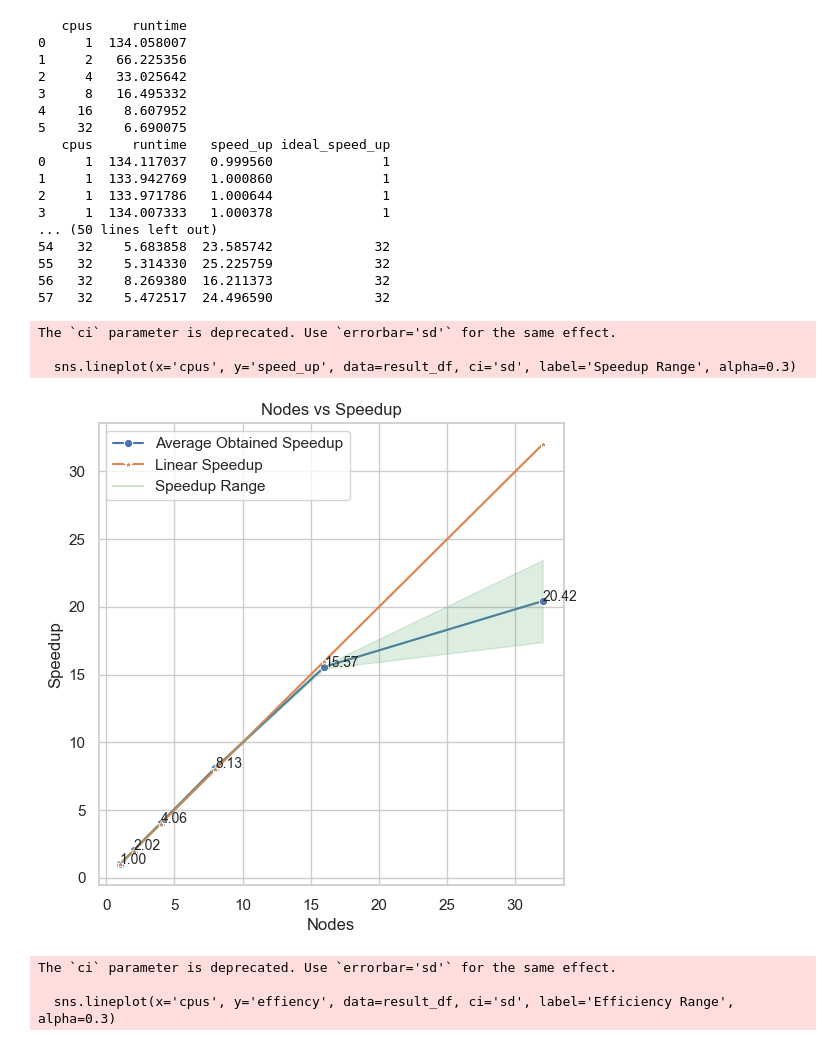
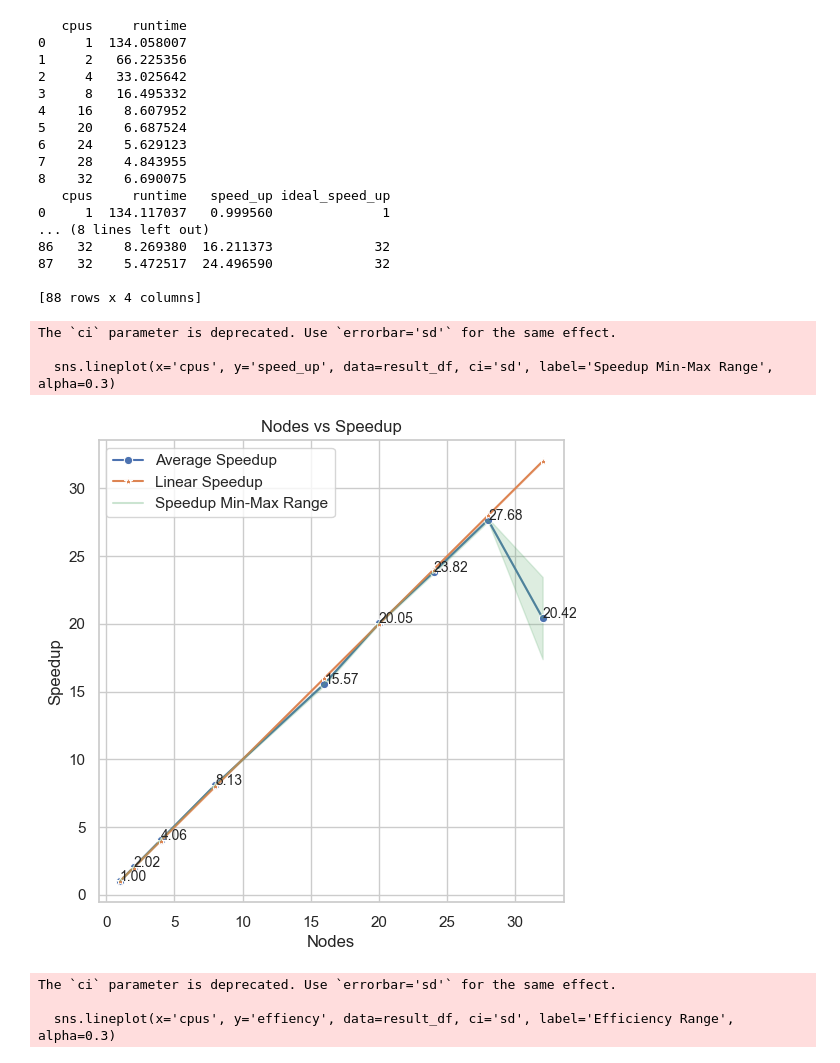
Before and after one commit to dondavan/HPC, a Jupyter notebook: ass3/Parallel_MPI/vis/pi_vis.ipynb, the cells around one changed output. Cells and saved outputs as stored; diff of their text form; code cells hidden in the pictures.

```diff
--- a/ass3/Parallel_MPI/vis/pi_vis.ipynb
+++ b/ass3/Parallel_MPI/vis/pi_vis.ipynb
@@ -28,7 +28,7 @@ import seaborn as sns
 import matplotlib.pyplot as plt
 
 #df = pd.DataFrame()
-_, _, data = extract_values_from_file('../result/thread_1_task_1.out',[1,2,4,8,16,32])
+_, _, data = extract_values_from_file('../result/thread_1_task_1.out',[1,2,4,8,16,20,24,28,32])
 df = pd.DataFrame(data)
 #print(df)
 
@@ -67,7 +70,7 @@ plt.show()
 # %%
 import pandas as pd
 
-_, _, data = extract_values_from_file('../result/thread_1_task_1.out',[1,2,4,8,16,32])
+_, _, data = extract_values_from_file('../result/thread_1_task_1.out',[1,2,4,8,16,20,24,28,32])
 df = pd.DataFrame(data)
 #print(df)
 
@@ -98,48 +101,48 @@ df_min
 sns.set(style="whitegrid")
 
 plt.figure(figsize=(6, 6))
-sns.lineplot(x='cpus', y='speed_up', data=df_all, label='Average Obtained Speedup', marker='o')
+sns.lineplot(x='cpus', y='speed_up', data=df_all, label='Average Speedup', marker='o')
 sns.lineplot(x='cpus', y='ideal_speed_up', data=result_df, label='Linear Speedup', marker='*')
 
 for i in range(len(df_all['runtime'])):
         plt.gca().text(df_all['cpus'][i], df_all['speed_up'][i], str("{:.2f}".format(df_all['speed_up'][i])),fontsize = 10)
 
 # plt.fill_between(df_all['cpus'], df_min['speed_up'], df_max['speed_up'], color='blue', alpha=0.3, label='Time Consumed Min-Max Range')
 # Use lineplot with ci parameter to add confidence interval
-sns.lineplot(x='cpus', y='speed_up', data=result_df, ci='sd', label='Speedup Range', alpha=0.3)
+sns.lineplot(x='cpus', y='speed_up', data=result_df, ci='sd', label='Speedup Min-Max Range', alpha=0.3)
 
 
 
 plt.xlabel('Nodes')
 plt.ylabel('Speedup')
 plt.title('Nodes vs Speedup')
 plt.legend()
 plt.grid(True)
 
 plt.savefig("speedup.svg")
 plt.show()
 # %% [output]
    cpus     runtime
 0     1  134.058007
 1     2   66.225356
 2     4   33.025642
 3     8   16.495332
 4    16    8.607952
-5    32    6.690075
+5    20    6.687524
+6    24    5.629123
+7    28    4.843955
+8    32    6.690075
    cpus     runtime   speed_up ideal_speed_up
 0     1  134.117037   0.999560              1
-1     1  133.942769   1.000860              1
-2     1  133.971786   1.000644              1
-3     1  134.007333   1.000378              1
-... (50 lines left out)
-54   32    5.683858  23.585742             32
-55   32    5.314330  25.225759             32
-56   32    8.269380  16.211373             32
-57   32    5.472517  24.496590             32
+... (8 lines left out)
+86   32    8.269380  16.211373             32
+87   32    5.472517  24.496590             32
+
+[88 rows x 4 columns]
 The `ci` parameter is deprecated. Use `errorbar='sd'` for the same effect.
 
-  sns.lineplot(x='cpus', y='speed_up', data=result_df, ci='sd', label='Speedup Range', alpha=0.3)
+  sns.lineplot(x='cpus', y='speed_up', data=result_df, ci='sd', label='Speedup Min-Max Range', alpha=0.3)
-[figure, old version]
+[figure, new version]
 # %%
 import pandas as pd
 
```
Also changed, not shown: parts of 1 cell of this notebook, 4 other files.
